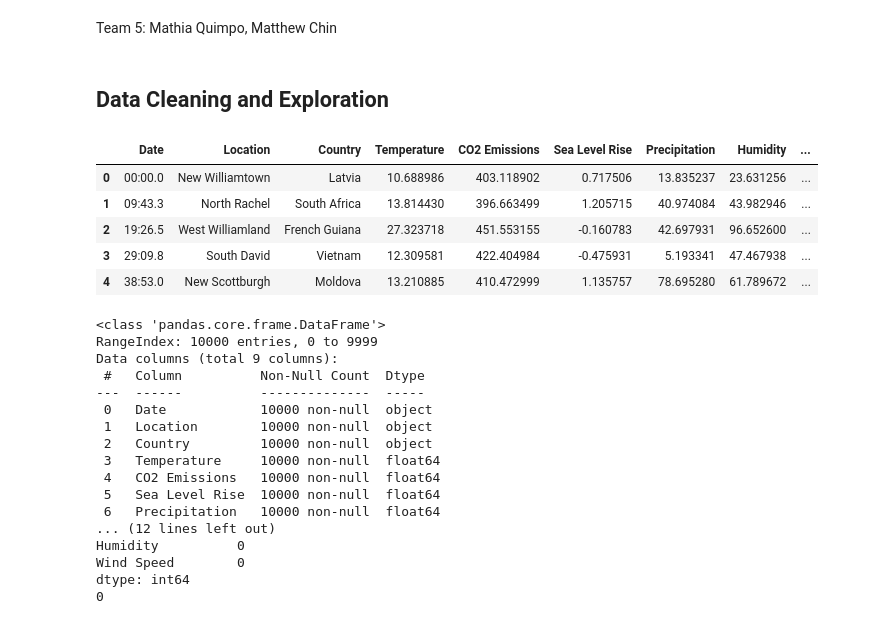
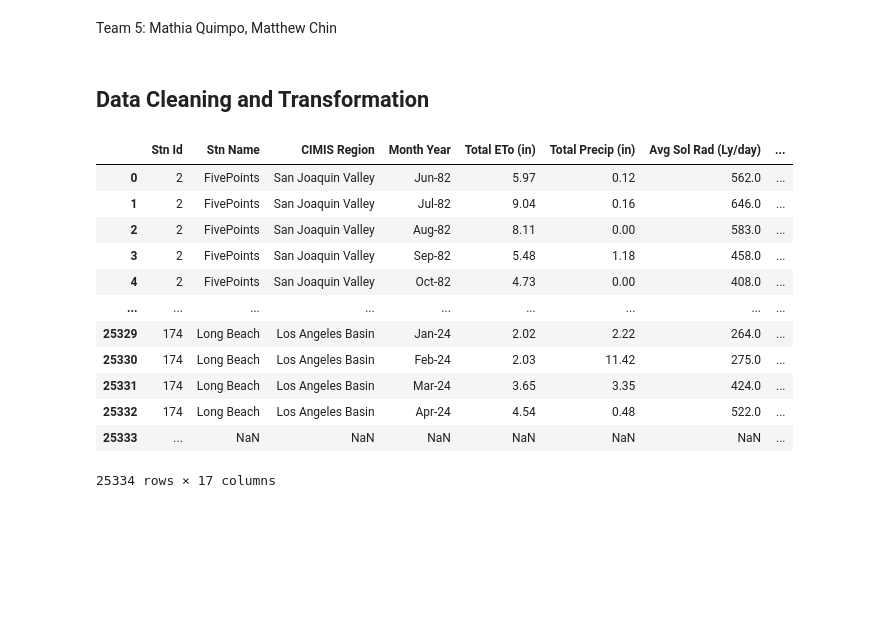
Before and after one commit to matthewcchin/Machine-Learning, a Jupyter notebook: Final Project/Mayi_final.ipynb, the cells around one changed output. Cells and saved outputs as stored; diff of their text form; code cells hidden in the pictures; blank space fills up the shorter version.

```diff
--- a/Final Project/Mayi_final.ipynb
+++ b/Final Project/Mayi_final.ipynb
@@ -3,7 +3,7 @@
 # %% [markdown]
 Team 5: Mathia Quimpo, Matthew Chin
 # %% [markdown]
-## Data Cleaning and Exploration
+## Data Cleaning and Transformation
 # %%
 ## Import Libraries
 import pandas as pd
@@ -16,34 +17,18 @@ from sklearn.preprocessing import OneHotEncoder
 # %%
-## Load Data
-raw_df = pd.read_csv('https://github.com/mchin10/BSAN-6070/blob/main/Final%20Project/climate_change_data.csv?raw=true')
-raw_df.head()
+# load data
+raw_df = pd.read_csv('https://github.com/mchin10/BSAN-6070/blob/main/Final%20Project/evapotranspiration_data.csv?raw=true')
+raw_df
 # %% [output]
-|  | Date | Location | Country | Temperature | CO2 Emissions | Sea Level Rise | Precipitation | Humidity | ... |
-| 0 | 00:00.0 | New Williamtown | Latvia | 10.688986 | 403.118902 | 0.717506 | 13.835237 | 23.631256 | ... |
-| 1 | 09:43.3 | North Rachel | South Africa | 13.814430 | 396.663499 | 1.205715 | 40.974084 | 43.982946 | ... |
-| 2 | 19:26.5 | West Williamland | French Guiana | 27.323718 | 451.553155 | -0.160783 | 42.697931 | 96.652600 | ... |
-| 3 | 29:09.8 | South David | Vietnam | 12.309581 | 422.404984 | -0.475931 | 5.193341 | 47.467938 | ... |
-| 4 | 38:53.0 | New Scottburgh | Moldova | 13.210885 | 410.472999 | 1.135757 | 78.695280 | 61.789672 | ... |
+|  | Stn Id | Stn Name | CIMIS Region | Month Year | Total ETo (in) | Total Precip (in) | Avg Sol Rad (Ly/day) | ... |
+| 0 | 2 | FivePoints | San Joaquin Valley | Jun-82 | 5.97 | 0.12 | 562.0 | ... |
+| 1 | 2 | FivePoints | San Joaquin Valley | Jul-82 | 9.04 | 0.16 | 646.0 | ... |
+| 2 | 2 | FivePoints | San Joaquin Valley | Aug-82 | 8.11 | 0.00 | 583.0 | ... |
+| 3 | 2 | FivePoints | San Joaquin Valley | Sep-82 | 5.48 | 1.18 | 458.0 | ... |
+| 4 | 2 | FivePoints | San Joaquin Valley | Oct-82 | 4.73 | 0.00 | 408.0 | ... |
+| ... | ... | ... | ... | ... | ... | ... | ... | ... |
+| 25329 | 174 | Long Beach | Los Angeles Basin | Jan-24 | 2.02 | 2.22 | 264.0 | ... |
+| 25330 | 174 | Long Beach | Los Angeles Basin | Feb-24 | 2.03 | 11.42 | 275.0 | ... |
+| 25331 | 174 | Long Beach | Los Angeles Basin | Mar-24 | 3.65 | 3.35 | 424.0 | ... |
+| 25332 | 174 | Long Beach | Los Angeles Basin | Apr-24 | 4.54 | 0.48 | 522.0 | ... |
+| 25333 | ... | NaN | NaN | NaN | NaN | NaN | NaN | ... |
+25334 rows × 17 columns
-# %%
-## Data Inspection
-print(raw_df.info())
-print(raw_df.isnull().sum())
-print(raw_df.duplicated().sum())
-# %% [output]
-<class 'pandas.core.frame.DataFrame'>
-RangeIndex: 10000 entries, 0 to 9999
-Data columns (total 9 columns):
- #   Column          Non-Null Count  Dtype
----  ------          --------------  -----
- 0   Date            10000 non-null  object
- 1   Location        10000 non-null  object
- 2   Country         10000 non-null  object
- 3   Temperature     10000 non-null  float64
- 4   CO2 Emissions   10000 non-null  float64
- 5   Sea Level Rise  10000 non-null  float64
- 6   Precipitation   10000 non-null  float64
-... (12 lines left out)
-Humidity          0
-Wind Speed        0
-dtype: int64
-0
```
Also changed, not shown: parts of 32 cells of this notebook.
